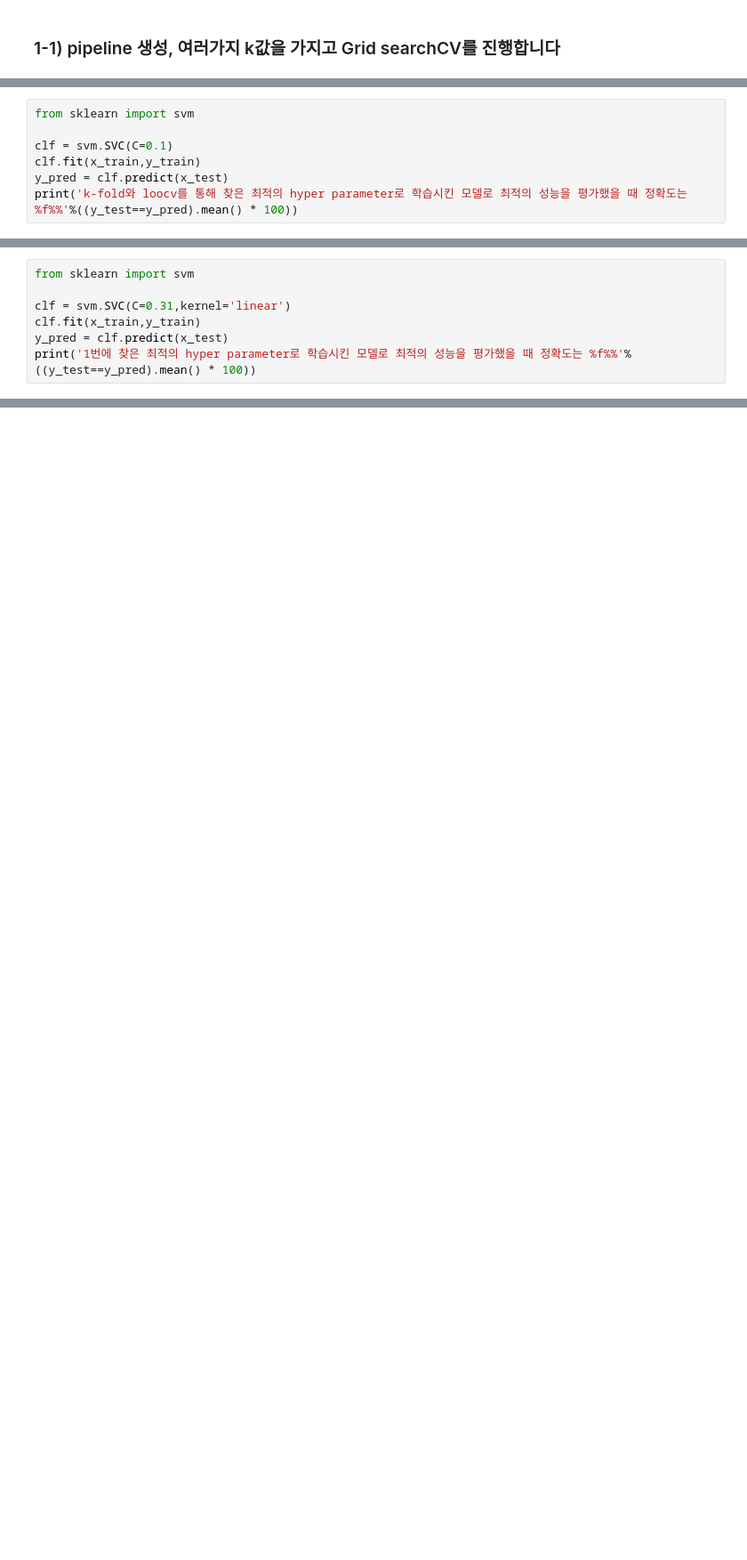
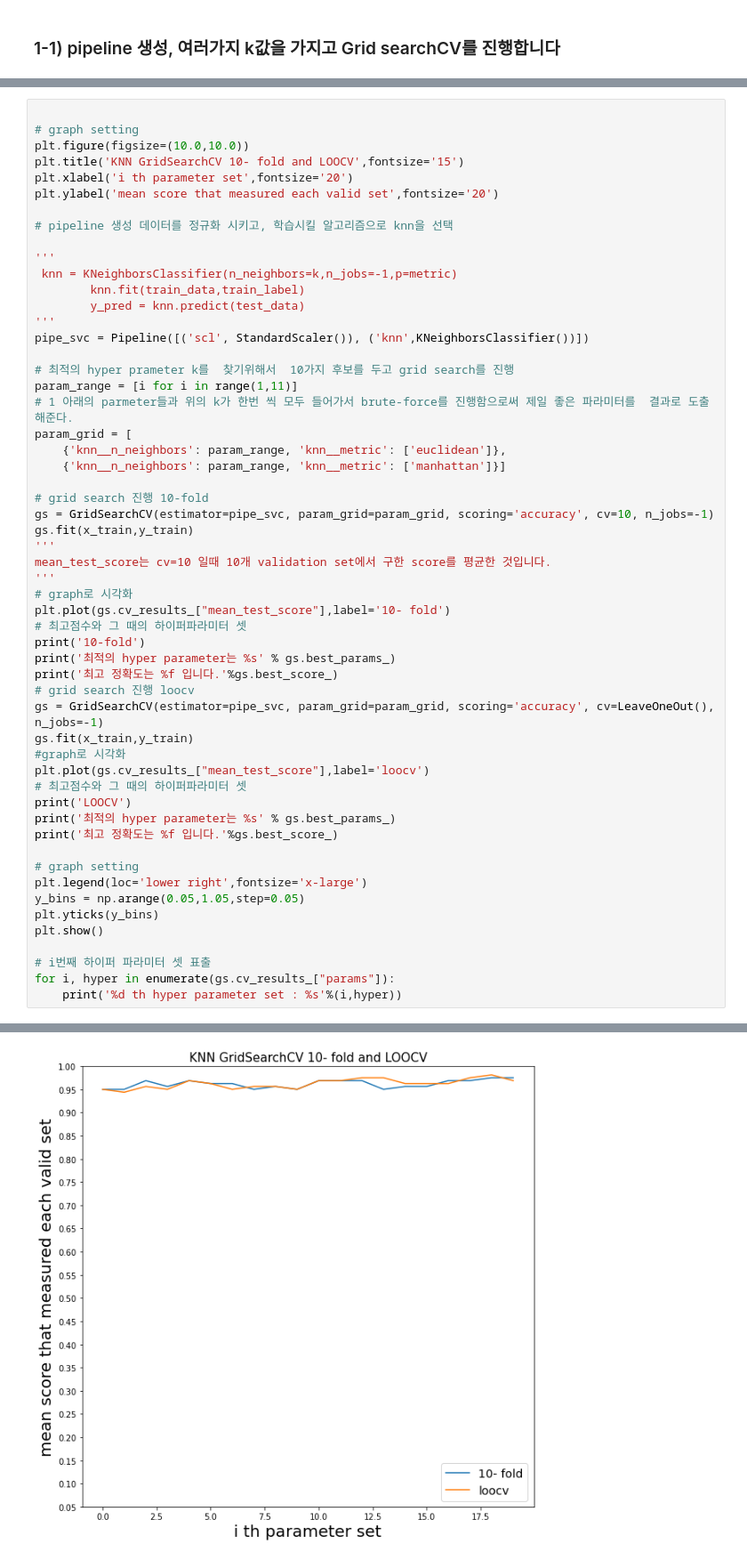
Before and after one commit to UmmAreYouDeveloper/Python-for-ML, a Jupyter notebook: assingment_3/homework4.ipynb, the cells around one changed output, grey strips where cells are left out. Shown at 89% size. Saved outputs shown, nothing was run; the diff lists cells and outputs as text; blank space fills up the shorter version.

```diff
--- a/assingment_3/homework4.ipynb
+++ b/assingment_3/homework4.ipynb
@@ -448,7 +518,0 @@ Leave One Out validation으로 평가한 최적의 hyper prameter는 {'clf__C':
-# %%
-from sklearn import svm
-
-clf = svm.SVC(C=0.1)
-clf.fit(x_train,y_train)
-y_pred = clf.predict(x_test)
-print('k-fold와 loocv를 통해 찾은 최적의 hyper parameter로 학습시킨 모델로 최적의 성능을 평가했을 때 정확도는 %f%%'%((y_test==y_pred).mean() * 100))
@@ -457,7 +518,0 @@ k-fold와 loocv를 통해 찾은 최적의 hyper parameter로 학습시킨 모
-# %%
-from sklearn import svm
-
-clf = svm.SVC(C=0.31,kernel='linear')
-clf.fit(x_train,y_train)
-y_pred = clf.predict(x_test)
-print('1번에 찾은 최적의 hyper parameter로 학습시킨 모델로 최적의 성능을 평가했을 때 정확도는 %f%%'%((y_test==y_pred).mean() * 100))
@@ -465,0 +543,56 @@ k-fold와 loocv를 통해 찾은 최적의 hyper parameter로 학습시킨 모
+# %%
+
+# graph setting
+plt.figure(figsize=(10.0,10.0))
+plt.title('KNN GridSearchCV 10- fold and LOOCV',fontsize='15')
+plt.xlabel('i th parameter set',fontsize='20')
+plt.ylabel('mean score that measured each valid set',fontsize='20')
+
+# pipeline 생성 데이터를 정규화 시키고, 학습시킬 알고리즘으로 knn을 선택
+
+'''
+ knn = KNeighborsClassifier(n_neighbors=k,n_jobs=-1,p=metric)
+        knn.fit(train_data,train_label)
+        y_pred = knn.predict(test_data)
+'''
+pipe_svc = Pipeline([('scl', StandardScaler()), ('knn',KNeighborsClassifier())])
+
+# 최적의 hyper prameter k를  찾기위해서  10가지 후보를 두고 grid search를 진행
+param_range = [i for i in range(1,11)]
+# 1 아래의 parmeter들과 위의 k가 한번 씩 모두 들어가서 brute-force를 진행함으로써 제일 좋은 파라미터를  결과로 도출해준다.
+param_grid = [
+    {'knn__n_neighbors': param_range, 'knn__metric': ['euclidean']},
+    {'knn__n_neighbors': param_range, 'knn__metric': ['manhattan']}]
+
+# grid search 진행 10-fold
+gs = GridSearchCV(estimator=pipe_svc, param_grid=param_grid, scoring='accuracy', cv=10, n_jobs=-1)
+gs.fit(x_train,y_train)
+'''
+mean_test_score는 cv=10 일때 10개 validation set에서 구한 score를 평균한 것입니다.
+'''
+# graph로 시각화
+plt.plot(gs.cv_results_["mean_test_score"],label='10- fold')
+# 최고점수와 그 때의 하이퍼파라미터 셋
+print('10-fold')
+print('최적의 hyper parameter는 %s' % gs.best_params_)
+print('최고 정확도는 %f 입니다.'%gs.best_score_)
+# grid search 진행 loocv
+gs = GridSearchCV(estimator=pipe_svc, param_grid=param_grid, scoring='accuracy', cv=LeaveOneOut(), n_jobs=-1)
+gs.fit(x_train,y_train)
+#graph로 시각화
+plt.plot(gs.cv_results_["mean_test_score"],label='loocv')
+# 최고점수와 그 때의 하이퍼파라미터 셋
+print('LOOCV')
+print('최적의 hyper parameter는 %s' % gs.best_params_)
+print('최고 정확도는 %f 입니다.'%gs.best_score_)
+
+# graph setting
+plt.legend(loc='lower right',fontsize='x-large')
+y_bins = np.arange(0.05,1.05,step=0.05)
+plt.yticks(y_bins)
+plt.show()
+
+# i번째 하이퍼 파라미터 셋 표출
+for i, hyper in enumerate(gs.cv_results_["params"]):
+    print('%d th hyper parameter set : %s'%(i,hyper))
+# %% [output]
@@ -465,0 +605 @@ k-fold와 loocv를 통해 찾은 최적의 hyper parameter로 학습시킨 모
+[figure, added]
```
Also changed, not shown: parts of 51 cells of this notebook, 1 other file.
